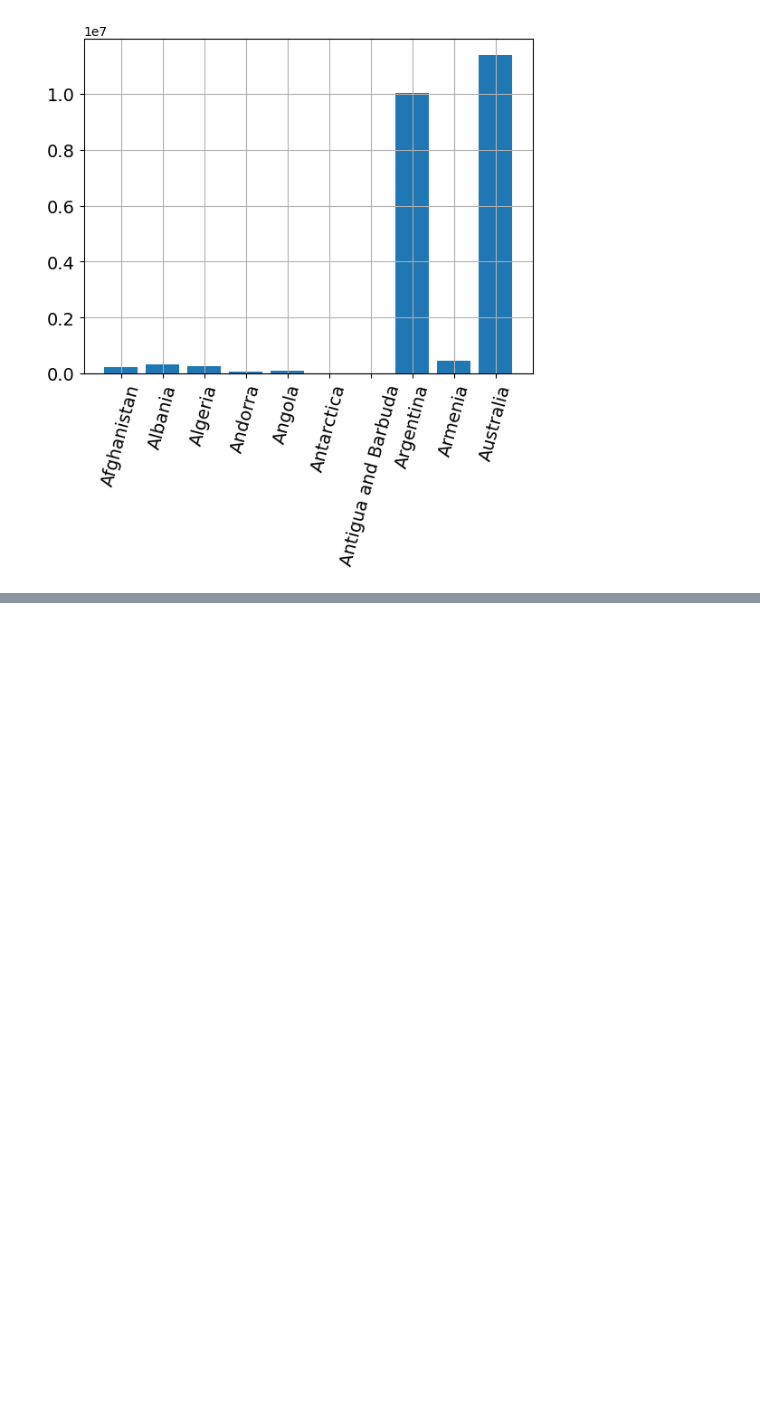
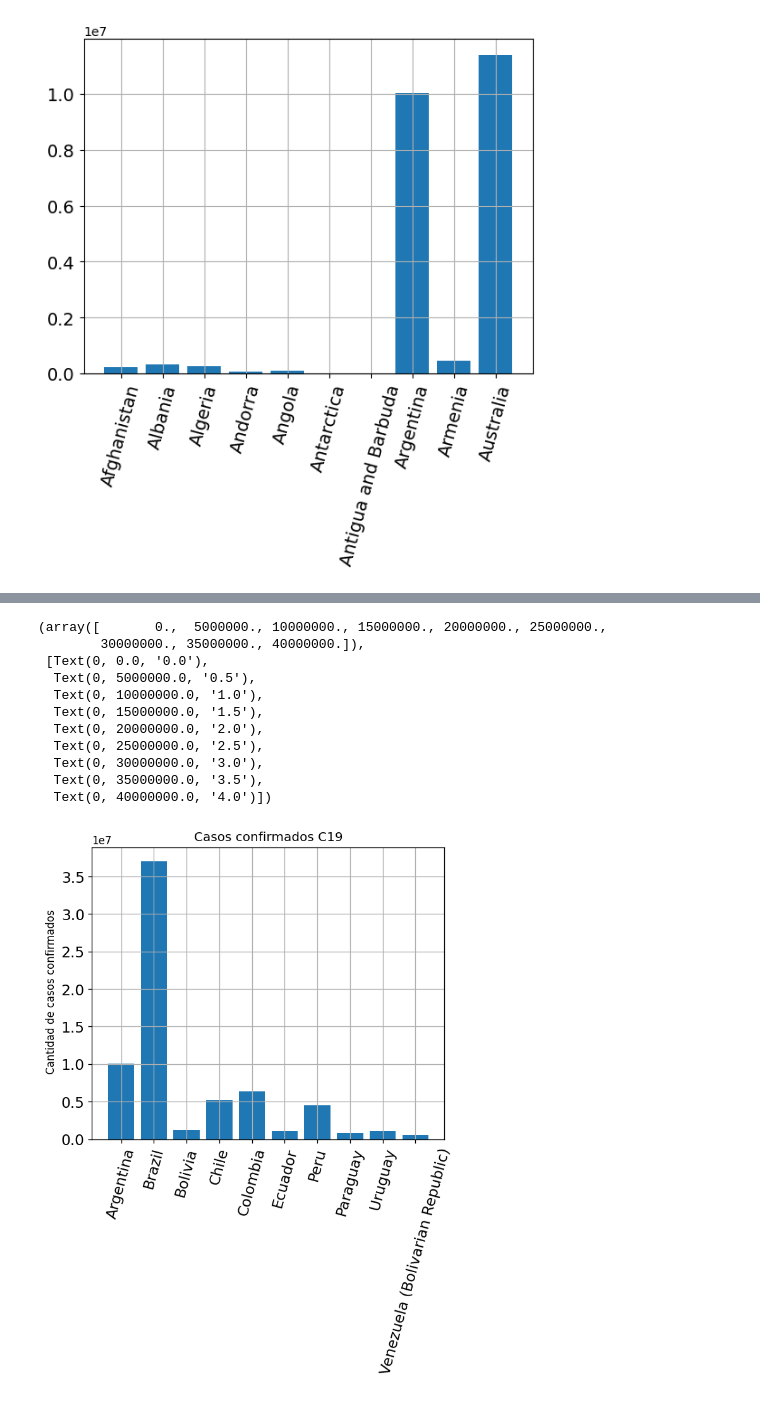
Before and after one commit to Cyankavvv/Covid19, a Jupyter notebook: clase3/clase3.ipynb, the cells around one changed output, grey strips where cells are left out. Cells and saved outputs as stored; diff of their text form; code cells hidden in the pictures; blank space fills up the shorter version.

```diff
--- a/clase3/clase3.ipynb
+++ b/clase3/clase3.ipynb
@@ -107,0 +115,22 @@ for pais in paises:
+# %%
+figure(figsize=(6, 5), dpi=120)
+
+plt.bar(df2['Country'], df2['TotalConfirmed'])
+plt.xticks(rotation = 75, size = 14)
+plt.grid()
+plt.ylabel(' Cantidad de casos confirmados')
+plt.title('Casos confirmados C19')
+plt.yticks(size = 14)
+# %% [output]
+(array([       0.,  5000000., 10000000., 15000000., 20000000., 25000000.,
+        30000000., 35000000., 40000000.]),
+ [Text(0, 0.0, '0.0'),
+  Text(0, 5000000.0, '0.5'),
+  Text(0, 10000000.0, '1.0'),
+  Text(0, 15000000.0, '1.5'),
+  Text(0, 20000000.0, '2.0'),
+  Text(0, 25000000.0, '2.5'),
+  Text(0, 30000000.0, '3.0'),
+  Text(0, 35000000.0, '3.5'),
+  Text(0, 40000000.0, '4.0')])
+[figure, added]
```
Also changed, not shown: parts of 12 cells of this notebook.
